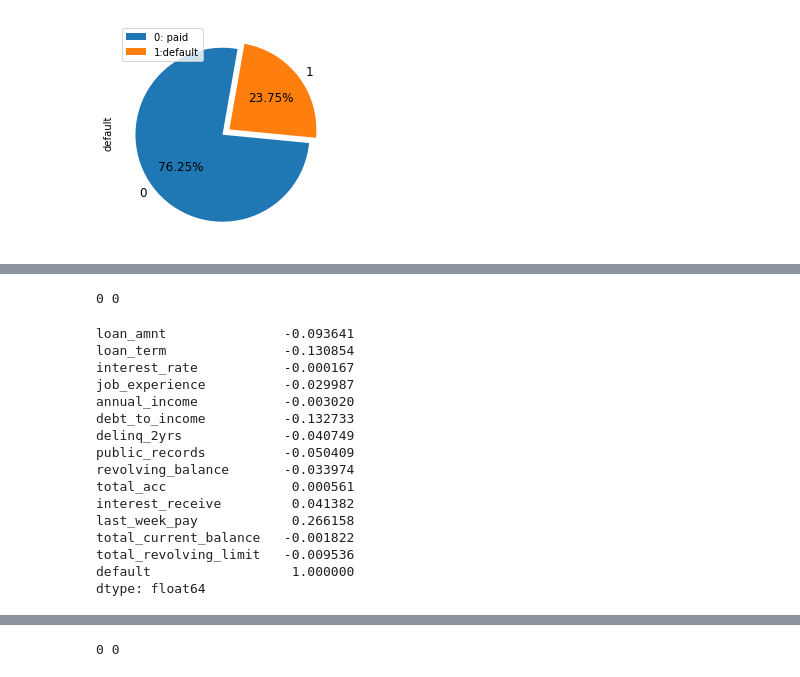
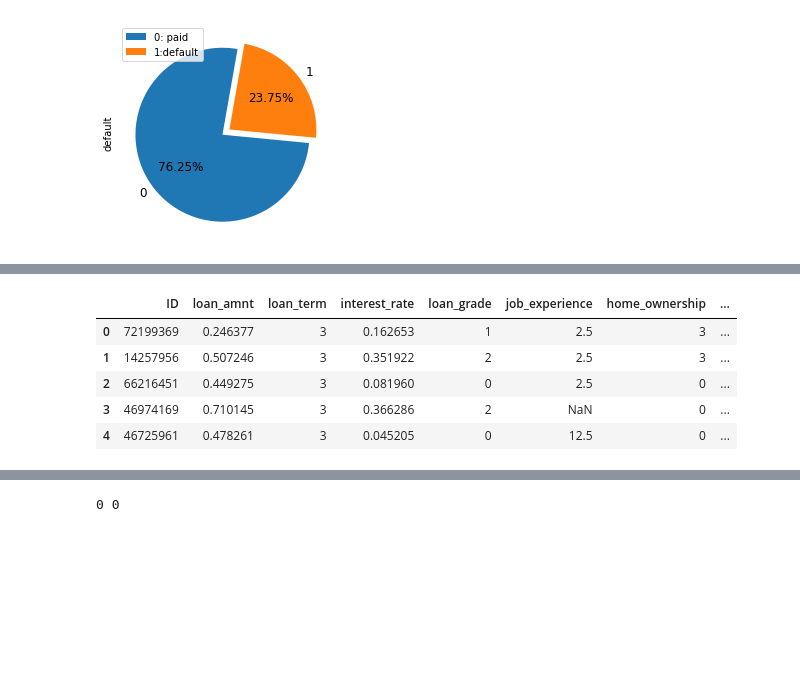
Before and after one commit to AbhayMudgal/PD_prediction, a Jupyter notebook: Default_Prediction.ipynb, the cells around one changed output, grey strips where cells are left out. Saved outputs shown, nothing was run; the diff lists cells and outputs as text; code cells hidden in the pictures; blank space fills up the shorter version.

```diff
--- a/Default_Prediction.ipynb
+++ b/Default_Prediction.ipynb
@@ -118,0 +230,7 @@ boxhist("loan_amnt")
+# %%
+#We see a strong correlation between total_revolving_limit and revolving_balance.
+#As such it would be a good approximation to drop the revolving limit column
+#which has a large number of missing values. We also drop the weekly coorelated total
+#current balance. We drop loan subgrade too.
+data.drop(['total_revolving_limit', 'total_current_balance', 'loan_sub_grade'], axis = 1, inplace = True)
+test.drop(['total_revolving_limit', 'total_current_balance', 'loan_sub_grade'], axis = 1, inplace = True)
@@ -119,3 +255,12 @@ boxhist("loan_amnt")
+# %%
+data.head()
+# %% [output]
+|  | ID | loan_amnt | loan_term | interest_rate | loan_grade | job_experience | home_ownership | ... |
+| 0 | 72199369 | 0.246377 | 3 | 0.162653 | 1 | 2.5 | 3 | ... |
+| 1 | 14257956 | 0.507246 | 3 | 0.351922 | 2 | 2.5 | 3 | ... |
+| 2 | 66216451 | 0.449275 | 3 | 0.081960 | 0 | 2.5 | 0 | ... |
+| 3 | 46974169 | 0.710145 | 3 | 0.366286 | 2 | NaN | 0 | ... |
+| 4 | 46725961 | 0.478261 | 3 | 0.045205 | 0 | 12.5 | 0 | ... |
 # %%
 data['total_current_balance'].fillna(110000, inplace = True)
 test['total_current_balance'].fillna(110000, inplace = True)
@@ -131,23 +272,0 @@ test.fillna(method = 'ffill', inplace = True)
-# %%
-print(data.isna().sum().sum(), test.isna().sum().sum())
-# %% [output]
-0 0
-# %%
-data.corrwith(data.default)
-# %% [output]
-loan_amnt               -0.093641
-loan_term               -0.130854
-interest_rate           -0.000167
-job_experience          -0.029987
-annual_income           -0.003020
-debt_to_income          -0.132733
-delinq_2yrs             -0.040749
-public_records          -0.050409
-revolving_balance       -0.033974
-total_acc                0.000561
-interest_receive         0.041382
-last_week_pay            0.266158
-total_current_balance   -0.001822
-total_revolving_limit   -0.009536
-default                  1.000000
-dtype: float64
```
Also changed, not shown: parts of 22 cells of this notebook.
